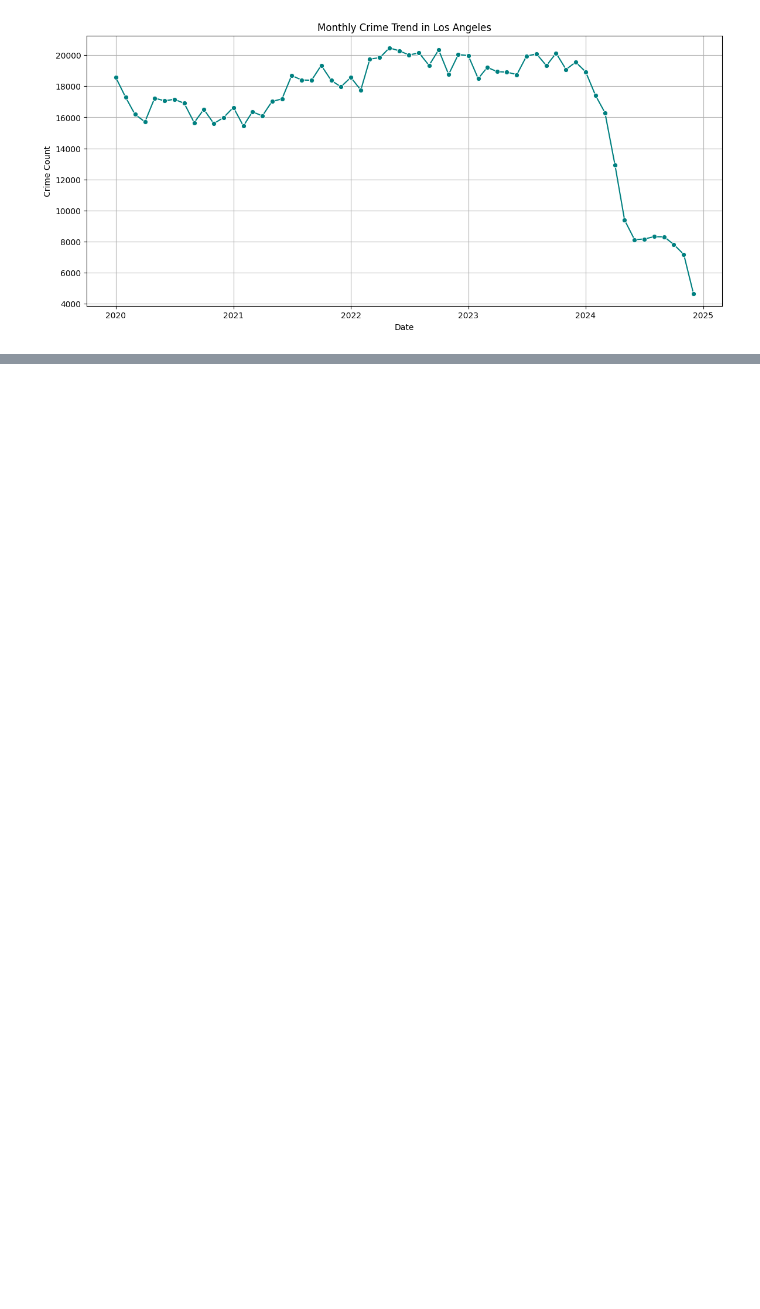
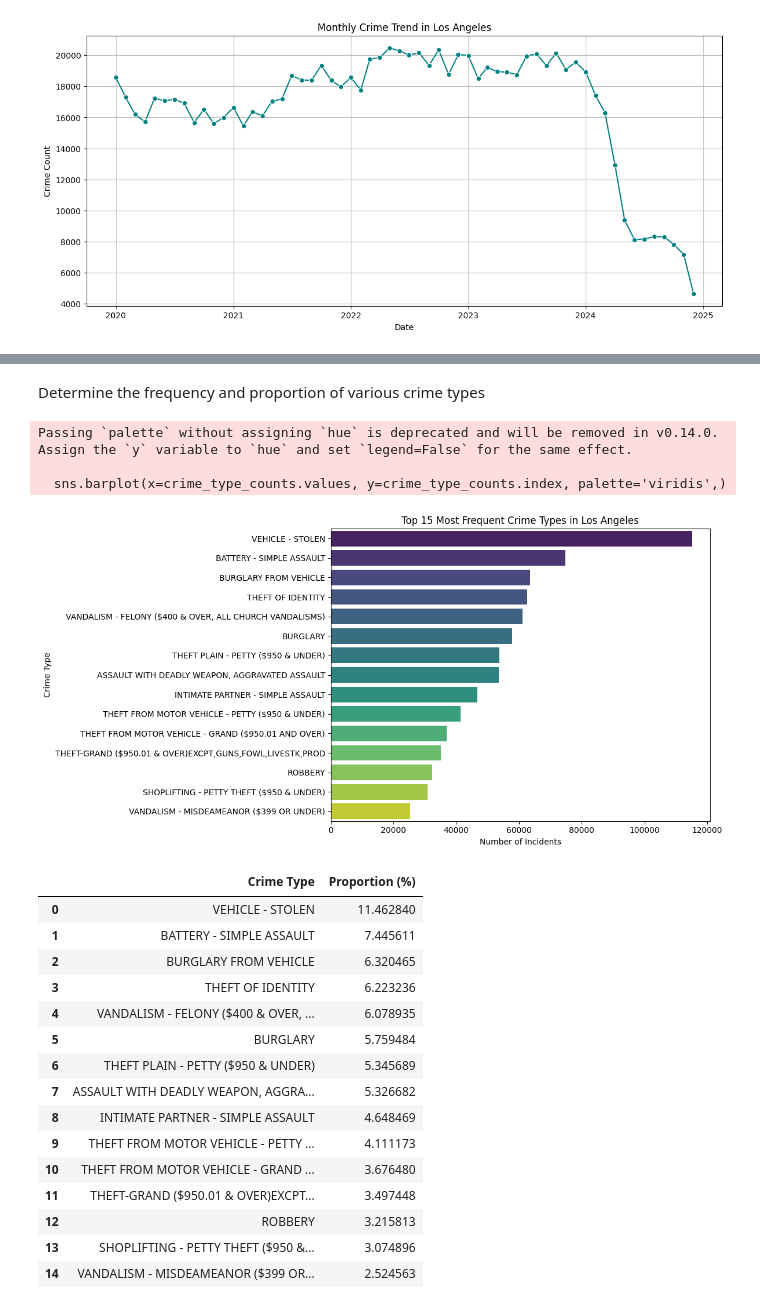
Before and after one commit to Madhusmita111/Analyzing-Crime-Data-for-City-Safety, a Jupyter notebook: crime_data_analysis.ipynb, the cells around one changed output, grey strips where cells are left out. Saved outputs shown, nothing was run; the diff lists cells and outputs as text; code cells hidden in the pictures; blank space fills up the shorter version.

```diff
--- a/crime_data_analysis.ipynb
+++ b/crime_data_analysis.ipynb
@@ -195,0 +315,43 @@ plt.show()
+# %% [markdown]
+ Determine the frequency and proportion of various crime types
+# %%
+# Frequency of crime types
+crime_type_counts = raw_Data['Crm Cd Desc'].value_counts().head(15)  # Top 15 for better visualization
+
+# Proportion of each crime type
+crime_type_proportion = (crime_type_counts / raw_Data.shape[0]) * 100
+
+# Plotting
+plt.figure(figsize=(12, 6))
+sns.barplot(x=crime_type_counts.values, y=crime_type_counts.index, palette='viridis',)
+plt.title('Top 15 Most Frequent Crime Types in Los Angeles')
+plt.xlabel('Number of Incidents')
+plt.ylabel('Crime Type')
+plt.tight_layout()
+plt.show()
+
+# Display proportion
+crime_type_proportion = crime_type_proportion.reset_index()
+crime_type_proportion.columns = ['Crime Type', 'Proportion (%)']
+display(crime_type_proportion)
+# %% [output]
+Passing `palette` without assigning `hue` is deprecated and will be removed in v0.14.0. Assign the `y` variable to `hue` and set `legend=False` for the same effect.
+
+  sns.barplot(x=crime_type_counts.values, y=crime_type_counts.index, palette='viridis',)
+[figure, added]
+|  | Crime Type | Proportion (%) |
+| 0 | VEHICLE - STOLEN | 11.462840 |
+| 1 | BATTERY - SIMPLE ASSAULT | 7.445611 |
+| 2 | BURGLARY FROM VEHICLE | 6.320465 |
+| 3 | THEFT OF IDENTITY | 6.223236 |
+| 4 | VANDALISM - FELONY ($400 & OVER, ... | 6.078935 |
+| 5 | BURGLARY | 5.759484 |
+| 6 | THEFT PLAIN - PETTY ($950 & UNDER) | 5.345689 |
+| 7 | ASSAULT WITH DEADLY WEAPON, AGGRA... | 5.326682 |
+| 8 | INTIMATE PARTNER - SIMPLE ASSAULT | 4.648469 |
+| 9 | THEFT FROM MOTOR VEHICLE - PETTY ... | 4.111173 |
+| 10 | THEFT FROM MOTOR VEHICLE - GRAND ... | 3.676480 |
+| 11 | THEFT-GRAND ($950.01 & OVER)EXCPT... | 3.497448 |
+| 12 | ROBBERY | 3.215813 |
+| 13 | SHOPLIFTING - PETTY THEFT ($950 &... | 3.074896 |
+| 14 | VANDALISM - MISDEAMEANOR ($399 OR... | 2.524563 |
```
Also changed, not shown: parts of 36 cells of this notebook.
